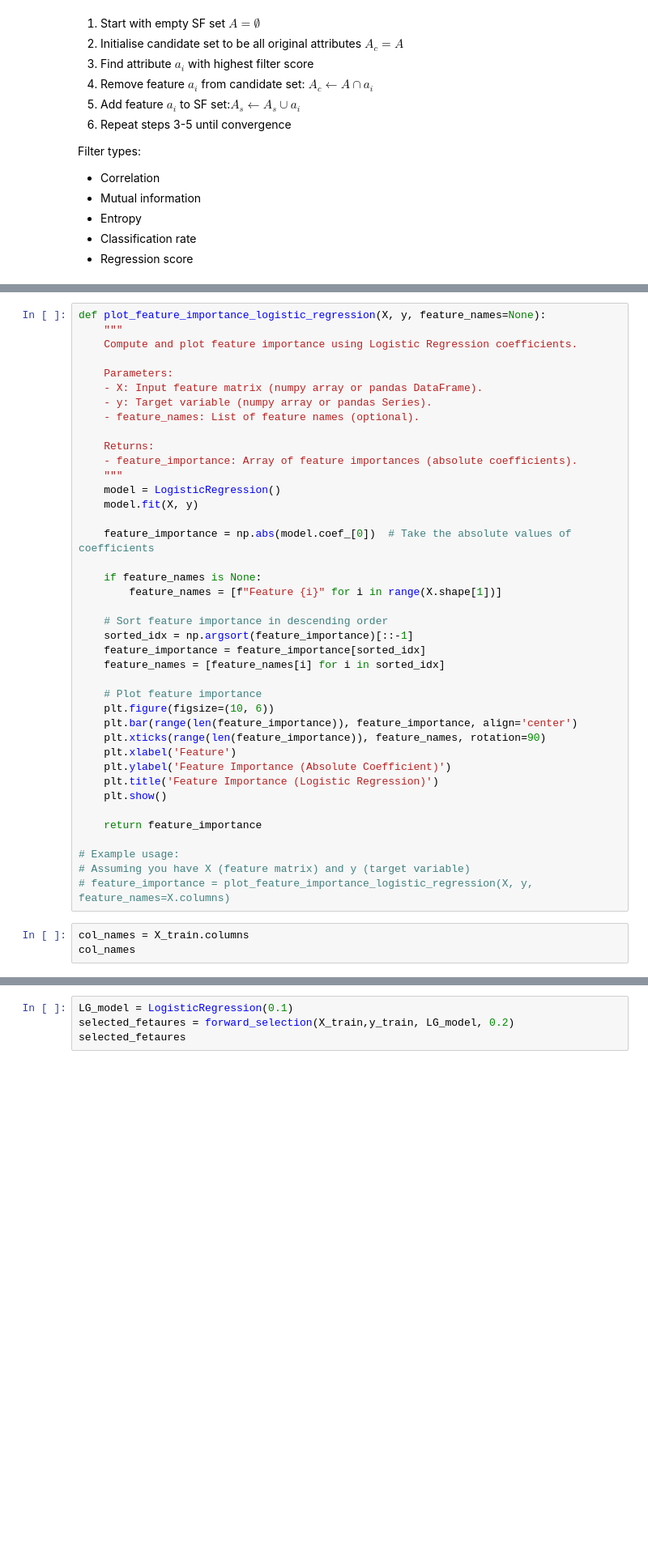
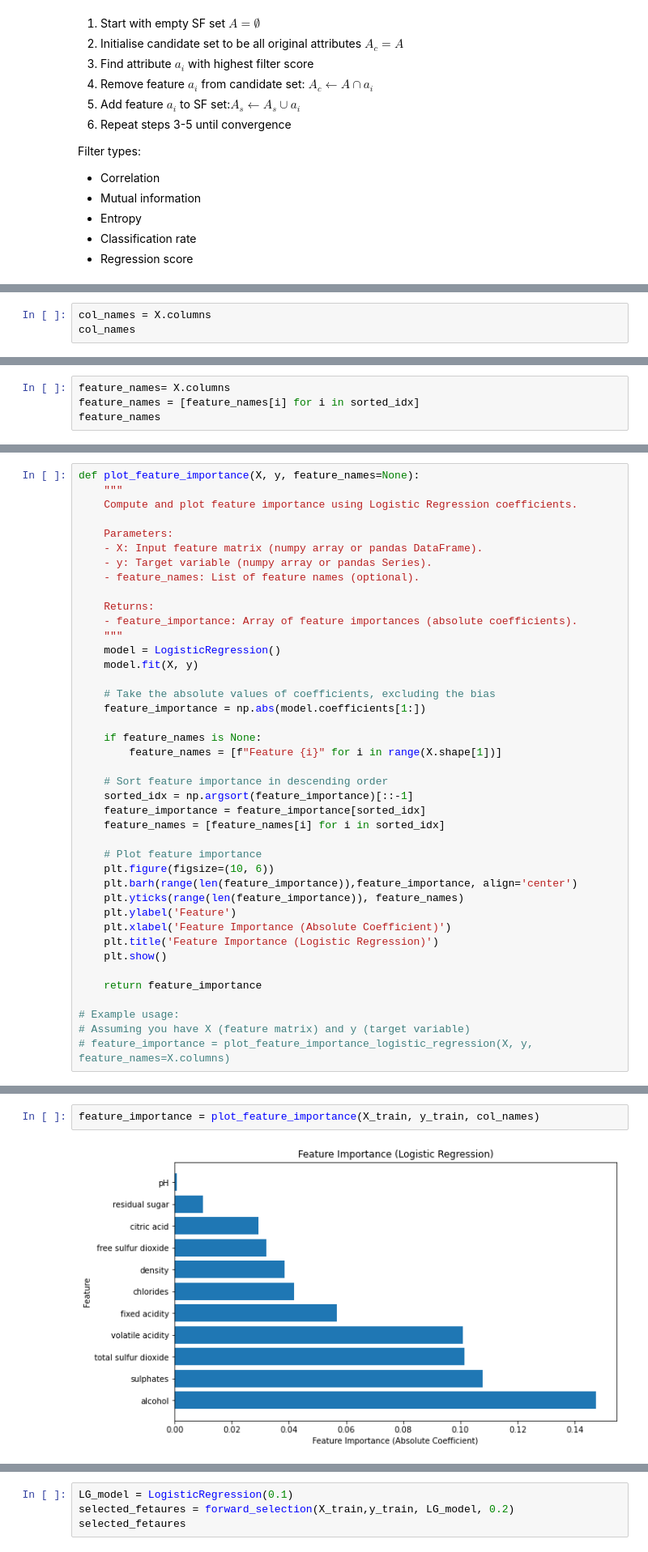
Before and after one commit to RossErskine/ML_Algorithms, a Jupyter notebook: Logistic regression.ipynb, the cells around one changed output, grey strips where cells are left out. Shown at 81% size. Saved outputs shown, nothing was run; the diff lists cells and outputs as text; blank space fills up the shorter version.

```diff
--- a/Logistic regression.ipynb
+++ b/Logistic regression.ipynb
@@ -180,0 +191,3 @@ Filter types:
+# %%
+col_names = X.columns
+col_names
@@ -180,0 +199,4 @@ Filter types:
+# %%
+feature_names= X.columns
+feature_names = [feature_names[i] for i in sorted_idx]
+feature_names
@@ -181,5 +215,5 @@ Filter types:
 # %%
-def plot_feature_importance_logistic_regression(X, y, feature_names=None):
+def plot_feature_importance(X, y, feature_names=None):
     """
     Compute and plot feature importance using Logistic Regression coefficients.
 
@@ -194,7 +228,8 @@ def plot_feature_importance_logistic_regression(X, y, feature_names=None):
     model = LogisticRegression()
     model.fit(X, y)
 
-    feature_importance = np.abs(model.coef_[0])  # Take the absolute values of coefficients
+    # Take the absolute values of coefficients, excluding the bias
+    feature_importance = np.abs(model.coefficients[1:])
 
     if feature_names is None:
         feature_names = [f"Feature {i}" for i in range(X.shape[1])]
@@ -206,10 +241,10 @@ def plot_feature_importance_logistic_regression(X, y, feature_names=None):
 
     # Plot feature importance
     plt.figure(figsize=(10, 6))
-    plt.bar(range(len(feature_importance)), feature_importance, align='center')
-    plt.xticks(range(len(feature_importance)), feature_names, rotation=90)
-    plt.xlabel('Feature')
-    plt.ylabel('Feature Importance (Absolute Coefficient)')
+    plt.barh(range(len(feature_importance)),feature_importance, align='center')
+    plt.yticks(range(len(feature_importance)), feature_names)
+    plt.ylabel('Feature')
+    plt.xlabel('Feature Importance (Absolute Coefficient)')
     plt.title('Feature Importance (Logistic Regression)')
     plt.show()
 
@@ -218,6 +253,3 @@ def plot_feature_importance_logistic_regression(X, y, feature_names=None):
 # Example usage:
 # Assuming you have X (feature matrix) and y (target variable)
 # feature_importance = plot_feature_importance_logistic_regression(X, y, feature_names=X.columns)
-# %%
-col_names = X_train.columns
-col_names
@@ -235,0 +256,4 @@ AttributeError: 'LogisticRegression' object has no attribute 'coef_'
+# %%
+feature_importance = plot_feature_importance(X_train, y_train, col_names)
+# %% [output]
+[figure, added]
```
Also changed, not shown: parts of 37 cells of this notebook.
